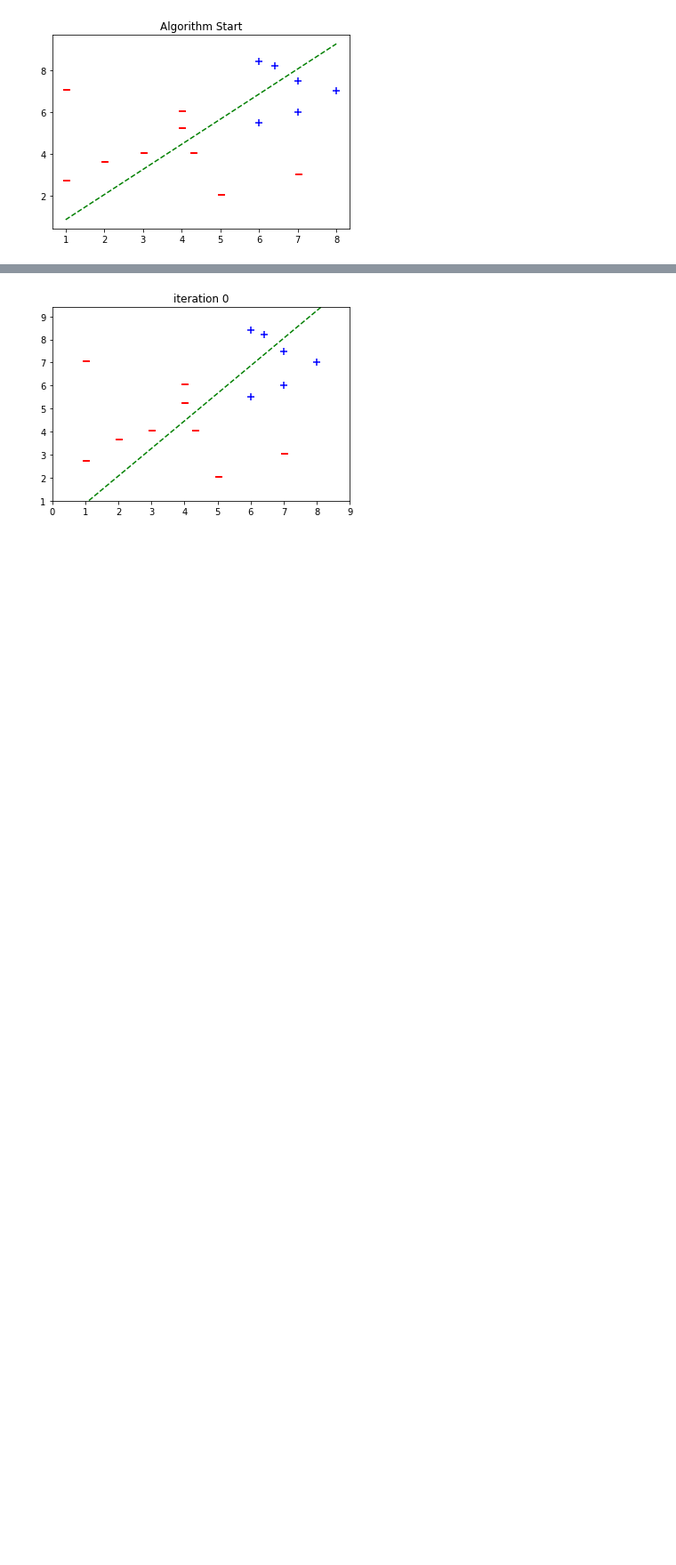
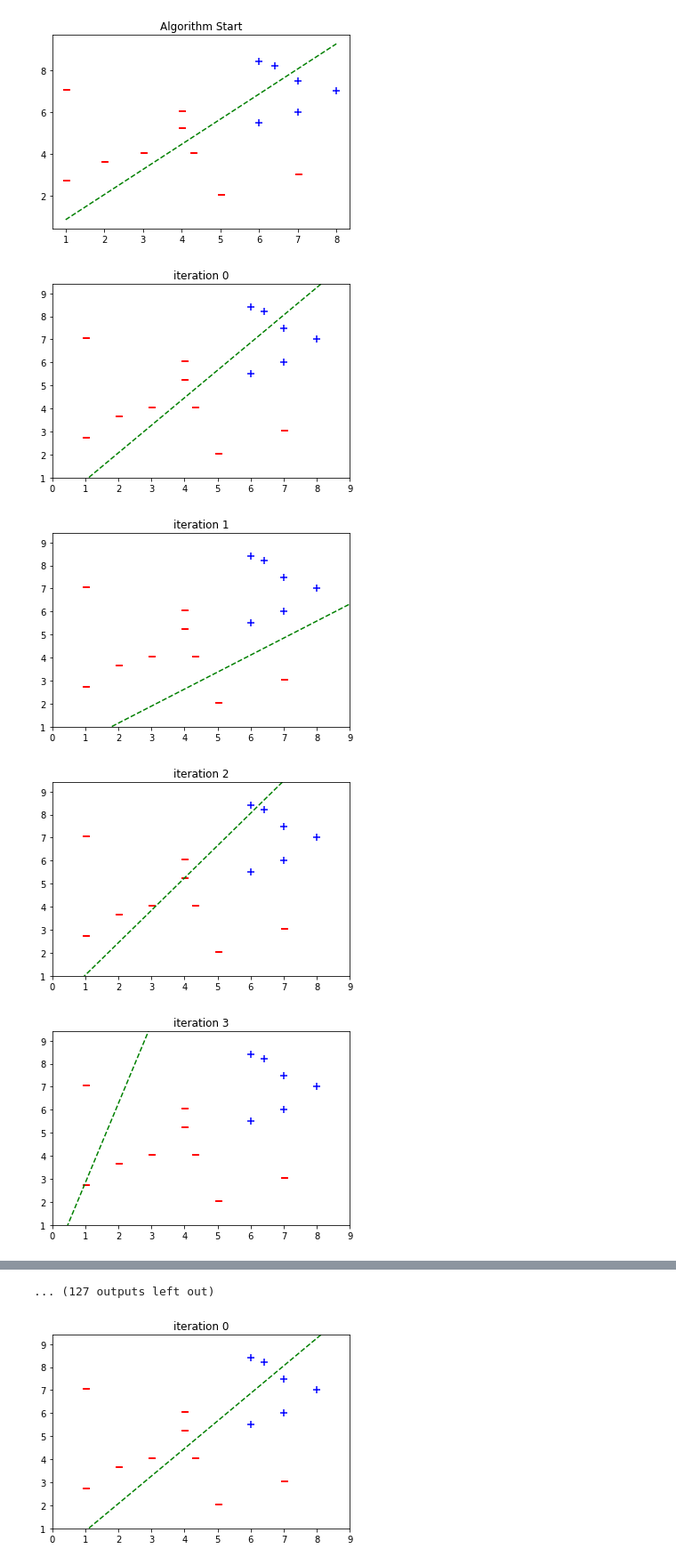
Before and after one commit to Arcalive/ML_2022, a Jupyter notebook: lab1.ipynb, the cells around one changed output, grey strips where cells are left out. Shown at 89% size. Drawn from its saved outputs; the diff is of its cells as text; code cells hidden in the pictures; blank space fills up the shorter version.

```diff
--- a/lab1.ipynb
+++ b/lab1.ipynb
@@ -291,6 +291,7 @@ def PLA(X, y, weights=None, max_iters=50000, learningRate=1,
 
   return weights, success, iters
 # %%
+# 과제
 def PLA(X, y, weights=None, max_iters=50000, learningRate=1, verbose=False, skip=1, ):
     if weights is None:
         weights = np.array(np.random.random(X.shape[1]))
@@ -314,9 +315,10 @@ def PLA(X, y, weights=None, max_iters=50000, learningRate=1, verbose=False, skip
         misclassified = False
         ######### complete the code #########
         for i in np.random.permutation(indexes):
-
-
-
+            if perceptron(weights, X)[i] != y[i]:
+                misclassified = True
+                weights = weights + np.inner(y[i], X[i]) * learningRate
+                break
 
         #####################################
 
@@ -338,3 +340,11 @@ plt.title('Algorithm Start')
 plt.show()
 # %% [output]
 [figure]
+# %%
+# 과제 실험
+weights, success, iters = PLA(X, y, initialWeights, learningRate=0.05, verbose=True, skip=1)
+# %% [output]
+[figure, added]
+[figure, added]
+[figure, added]
+[figure, added]
@@ -341,3 +359,4 @@ plt.show()
+... (127 outputs left out)
 # %%
 # run PLA
 weights, success, iters = PLA(X, y, initialWeights, learningRate=0.05,
```
Also changed, not shown: parts of 2 cells of this notebook.
